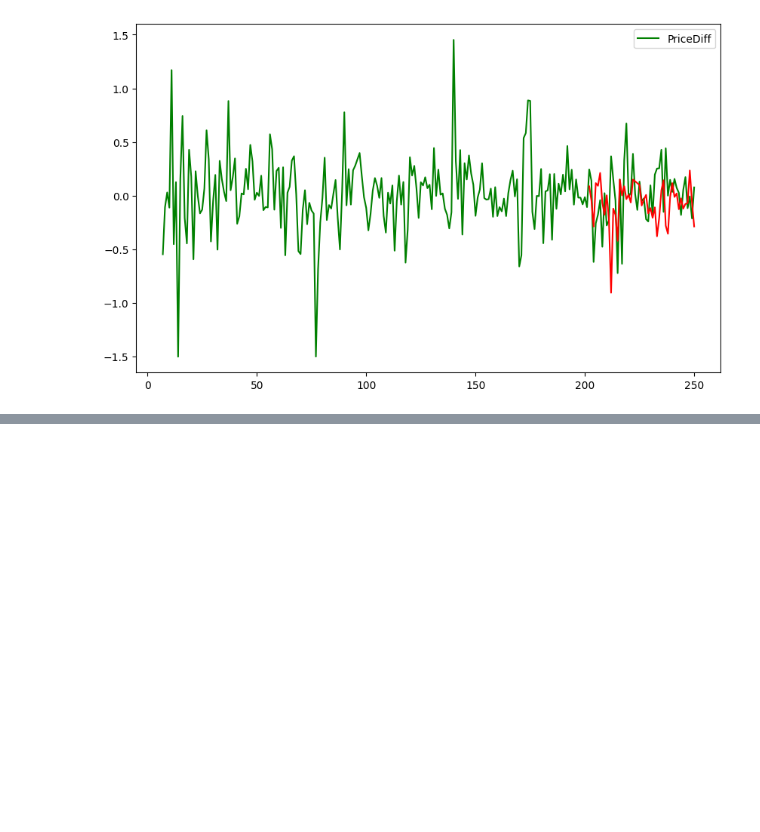
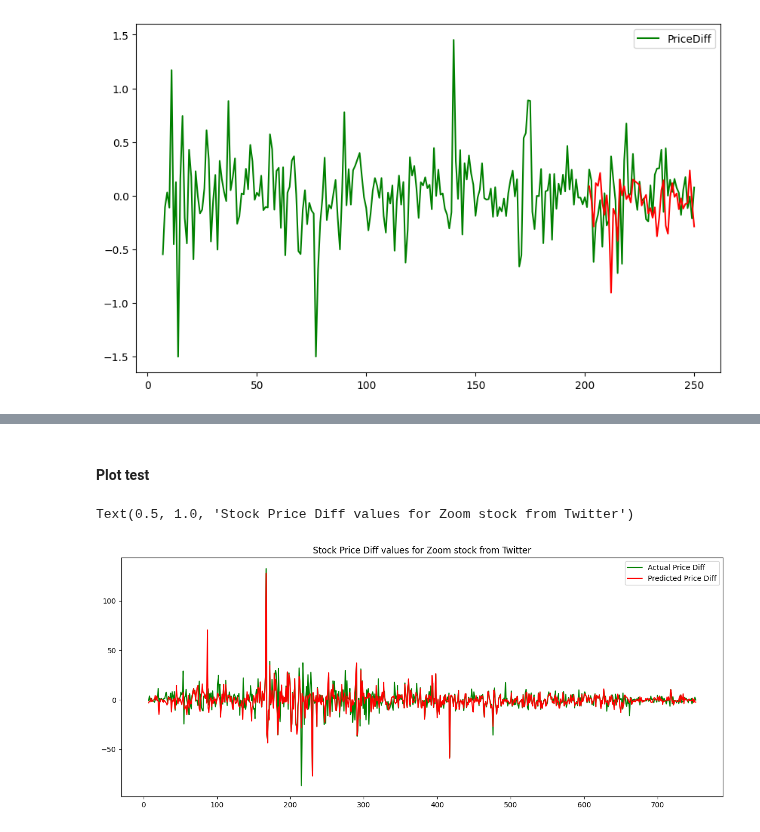
Before and after one commit to odemuno/IDL-finance-project, a Jupyter notebook: train.ipynb, the cells around one changed output, grey strips where cells are left out. Saved outputs shown, nothing was run; the diff lists cells and outputs as text; code cells hidden in the pictures; blank space fills up the shorter version.

```diff
--- a/train.ipynb
+++ b/train.ipynb
@@ -199,0 +250,10 @@ stock_prediction_df.loc['2016-08-01':, 'Predicted Price Diff'].plot(ax=ax, color
+# %% [markdown]
+#### Plot test
+# %%
+fig, ax = plt.subplots(figsize=(15, 6))
+zoom_test_df.plot(y='Close',color='green',ax=ax,label='Actual Price Diff')
+zoom_test_df.plot(y='Price Diff predicted',ax=ax, color='red', label='Predicted Price Diff')
+ax.set_title('Stock Price Diff values for Zoom stock from Twitter')
+# %% [output]
+Text(0.5, 1.0, 'Stock Price Diff values for Zoom stock from Twitter')
+[figure, added]
```
Also changed, not shown: parts of 28 cells of this notebook, 26 other files.
